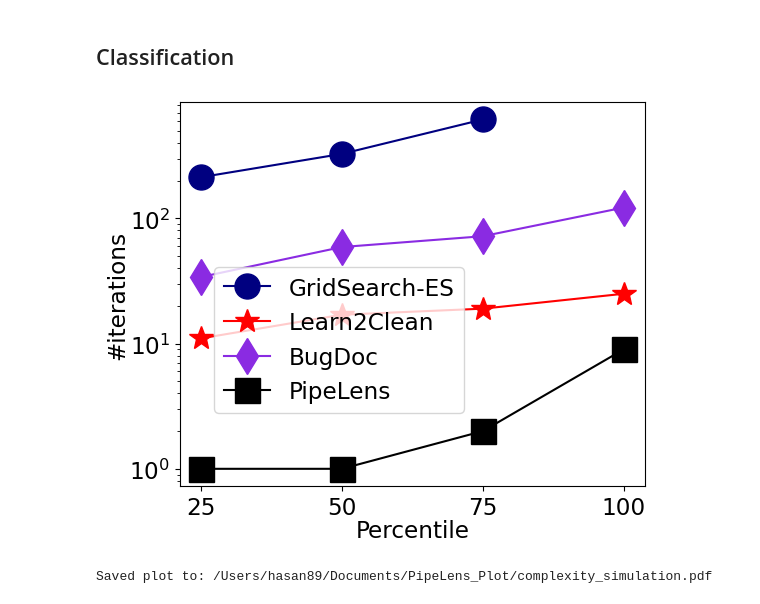
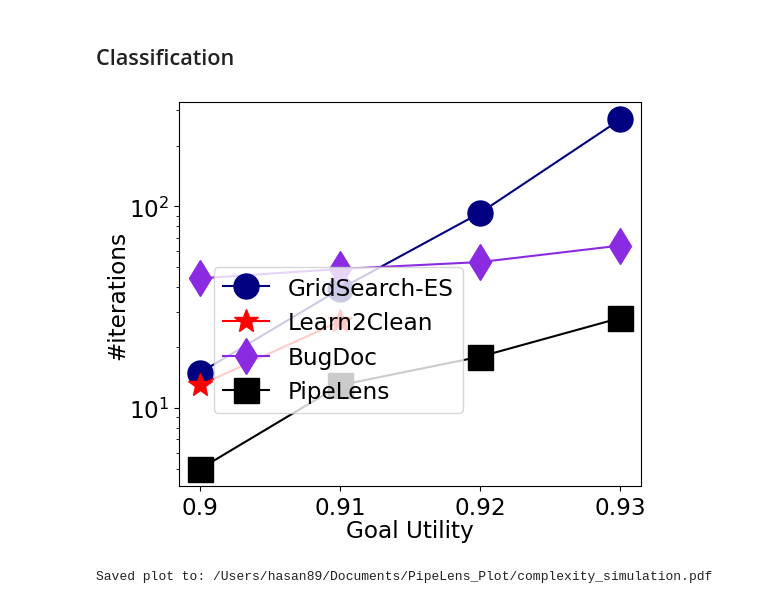
Before and after one commit to jahid674/PipeLens, a Jupyter notebook: MLplot.ipynb, the cells around one changed output. Cells and saved outputs as stored; diff of their text form; code cells hidden in the pictures.

```diff
--- a/MLplot.ipynb
+++ b/MLplot.ipynb
@@ -257,11 +235,11 @@ PipeLens_m=[1, 2, 2, 6]
 # %%
-Grid_w=[77, 213, 316, 677]
-l2c_w=[15,15,19,25]
-BugDoc_w=[52, 72, 72, 122]
-PipeLens_w=[1, 2, 8, 9]
+Grid_w=[21, 36, 54, 270]
+l2c_w=[15,23,36]
+BugDoc_w=[44, 46, 57, 64]
+PipeLens_w=[9, 18, 20, 28]
 # %%
-Grid_t=[213, 327, 616]
-l2c_t=[11,17,19,25]
-BugDoc_t=[34,59,72,122]
-PipeLens_t=[1,1,2,9]
+Grid_t=[15, 39, 93, 270]
+l2c_t=[13,27]
+BugDoc_t=[44,49,53,64]
+PipeLens_t=[5,13,18,28]
 # %%
@@ -285,71 +263,63 @@ plot.rcParams.update(params)
 font = {'family': "sans serif", 'size': fsize}
 matplotlib.rc('font', **font)
 
-# --- Save path ---
 folder_path = '/Users/hasan89/Documents/PipeLens_Plot/Regression'
 file_name = f"{task}_{case}.pdf"
 
 os.makedirs(folder_path, exist_ok=True)
 file_path = os.path.join(folder_path, file_name)
 
-# ... your existing code above ...
 
 plt.figure(figsize=(6, 5))
 plt.xticks(fontsize=fsize/1.2)
 plt.yticks(fontsize=fsize/1.2)
 
-#x_en = [0.93, 0.94, 0.95, 0.96]
-x_en = [25, 50, 75, 100]
+x_en = [0.9, 0.91, 0.92, 0.93]
+#x_en = [25, 50, 75, 100]
 
-# Map to evenly spaced positions
 labels = [f"{v}" for v in x_en]
 #labels = [f"{v:.2f}" for v in x_en]
-xpos = np.arange(len(x_en))  # 0,1,2,3 (equally spaced)
+xpos = np.arange(len(x_en))
 #xpos = x_en
 
 # Plot against xpos (not x_en)
-plt.plot(xpos[:3], Grid_t,     marker='o', linestyle='-', color='navy',       markersize=18, label='GridSearch-ES')
-plt.plot(xpos, l2c_t,      marker='*', linestyle='-', color='red',        markersize=18, label='Learn2Clean')
+plt.plot(xpos, Grid_t,     marker='o', linestyle='-', color='navy',       markersize=18, label='GridSearch-ES')
+plt.plot(xpos[:2], l2c_t,      marker='*', linestyle='-', color='red',        markersize=18, label='Learn2Clean')
 plt.plot(xpos, BugDoc_t,   marker='d', linestyle='-', color='blueviolet', markersize=18, label='BugDoc')
 plt.plot(xpos, PipeLens_t, marker='s', linestyle='-', color='black',      markersize=18, label='PipeLens')
 
-#lt.xlabel('Goal Utility', labelpad=0, fontsize=fsize/1.2)
-plt.xlabel('Percentile', labelpad=0, fontsize=fsize/1.2)
+plt.xlabel('Goal Utility', labelpad=0, fontsize=fsize/1.2)
+#plt.xlabel('Percentile', labelpad=0, fontsize=fsize/1.2)
 plt.ylabel('#iterations', labelpad=0, fontsize=fsize/1.2)
 plt.legend(fontsize=fsize/1.2, loc='best', ncol=1)
 
 ys = [np.asarray(a) for a in [Grid_w, l2c_w, BugDoc_w, PipeLens_w] if a is not None]
 max_y = np.nanmax(np.concatenate(ys)) if ys else 0
 
 ax = plt.gca()
 ax.legend(fontsize=fsize/1.2,
     loc='upper left',                 # anchor point on the legend box
     ncol=1,
     bbox_to_anchor=(0.05, .60)
 )
 
-# --- Let Matplotlib choose tick positions; just format them to 2 decimals ---
-# (Do NOT call ax.set_xticks() with no args; that caused the error.)
+
 ax.xaxis.set_major_formatter(mticker.FormatStrFormatter('%.2f'))
 ax.set_xticks(xpos)
 ax.set_xticklabels(labels)
 
-# Optional: keep the view tight around your x data (still lets ticks be chosen automatically)
-# ax.set_xlim(min(x_en), max(x_en))
-# or:
-# ax.margins(x=0.05)
 
 ax.set_yscale('log')
 ax.yaxis.set_major_locator(LogLocator(base=10))
 ax.yaxis.set_minor_locator(LogLocator(base=10, subs=np.arange(2,10)*0.1, numticks=10))
 ax.yaxis.set_major_formatter(LogFormatterMathtext(base=10))  # shows 10^n
 ax.yaxis.set_minor_formatter(NullFormatter())
 
 plt.tight_layout()
 plt.savefig(file_path, format='pdf', dpi=1600, bbox_inches='tight', pad_inches=0.1)
 plt.show()
 # %% [output]
-[figure, old version]
+[figure, new version]
 # %%
 import os
 import numpy as np
```
Also changed, not shown: parts of 27 cells of this notebook, 32 other files.
